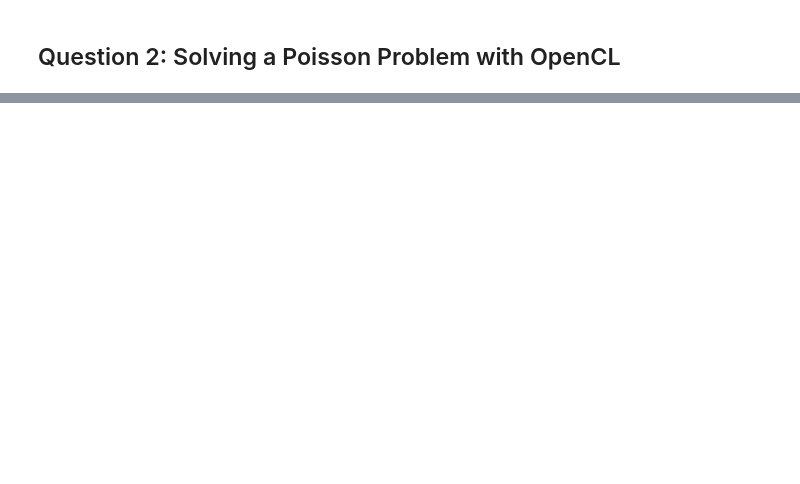
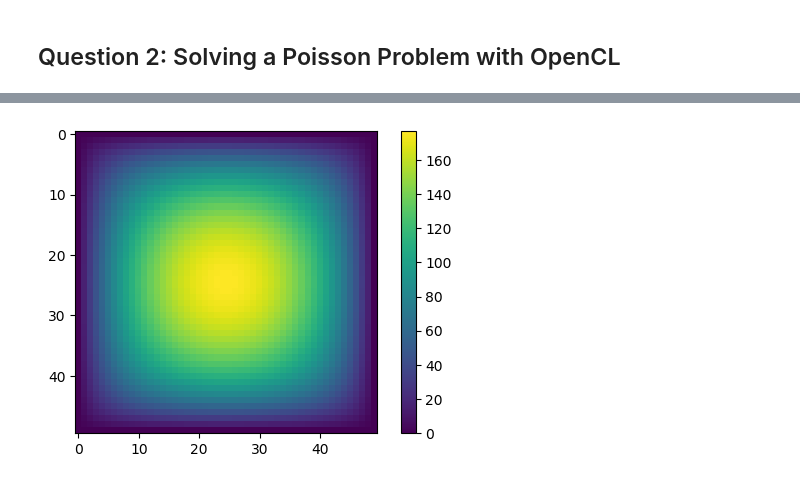
Before and after one commit to sheeshee/High-Performance-Computing-Coursework, a Jupyter notebook: Assignment 2/Assignment 2 Submission.ipynb, the cells around one changed output, grey strips where cells are left out. Cells and saved outputs as stored; diff of their text form; code cells hidden in the pictures; blank space fills up the shorter version.

```diff
--- a/Assignment 2/Assignment 2 Submission.ipynb
+++ b/Assignment 2/Assignment 2 Submission.ipynb
@@ -345,0 +432,24 @@ def initialise_Poisson_kernel(A_matrix):
+# %%
+def format_shape(sol, N):
+    """
+    Formats the solution vector back into
+    the original shape and adding in the
+    boundary conditions.
+    """
+    # The inner square does not have the 1st or
+    # last value
+    inner_N = N-2
+    shaped = sol.reshape((inner_N, inner_N))
+    # Return the reshaped array with 0's around it
+    # corresponding to the BC's
+    return np.pad(shaped, 1, mode='constant')
+
+N=50
+Nop, LOP = generate_OCL_LOP(N)
+sol, info_lop = cg(LOP, np.ones(Nop))
+plt.imshow(format_shape(sol, N))
+plt.colorbar()
+fig = plt.gcf()
+fig.set_dpi(100)
+# %% [output]
+[figure, added]
```
Also changed, not shown: parts of 15 cells of this notebook.
